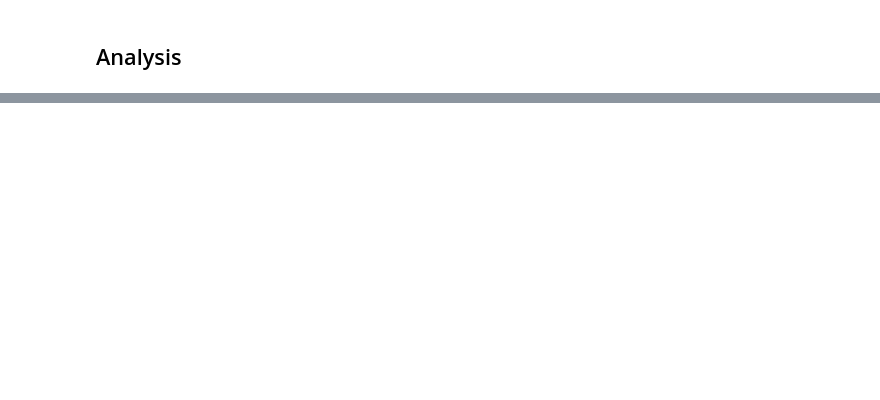
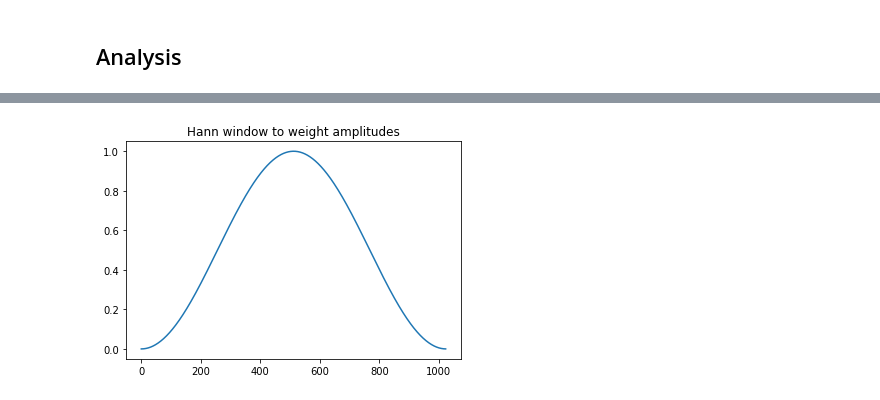
Before and after one commit to timurkakhanovich/ASR, a Jupyter notebook: data_exploration.ipynb, the cells around one changed output, grey strips where cells are left out. Saved outputs shown, nothing was run; the diff lists cells and outputs as text; code cells hidden in the pictures; blank space fills up the shorter version.

```diff
--- a/data_exploration.ipynb
+++ b/data_exploration.ipynb
@@ -123,0 +182,7 @@ len(d)
+# %%
+plt.figure(figsize=(6, 4))
+plt.title('Hann window to weight amplitudes')
+plt.plot(amplitudes_weights)
+plt.show()
+# %% [output]
+[figure, added]
```
Also changed, not shown: parts of 23 cells of this notebook, 1 other file.
